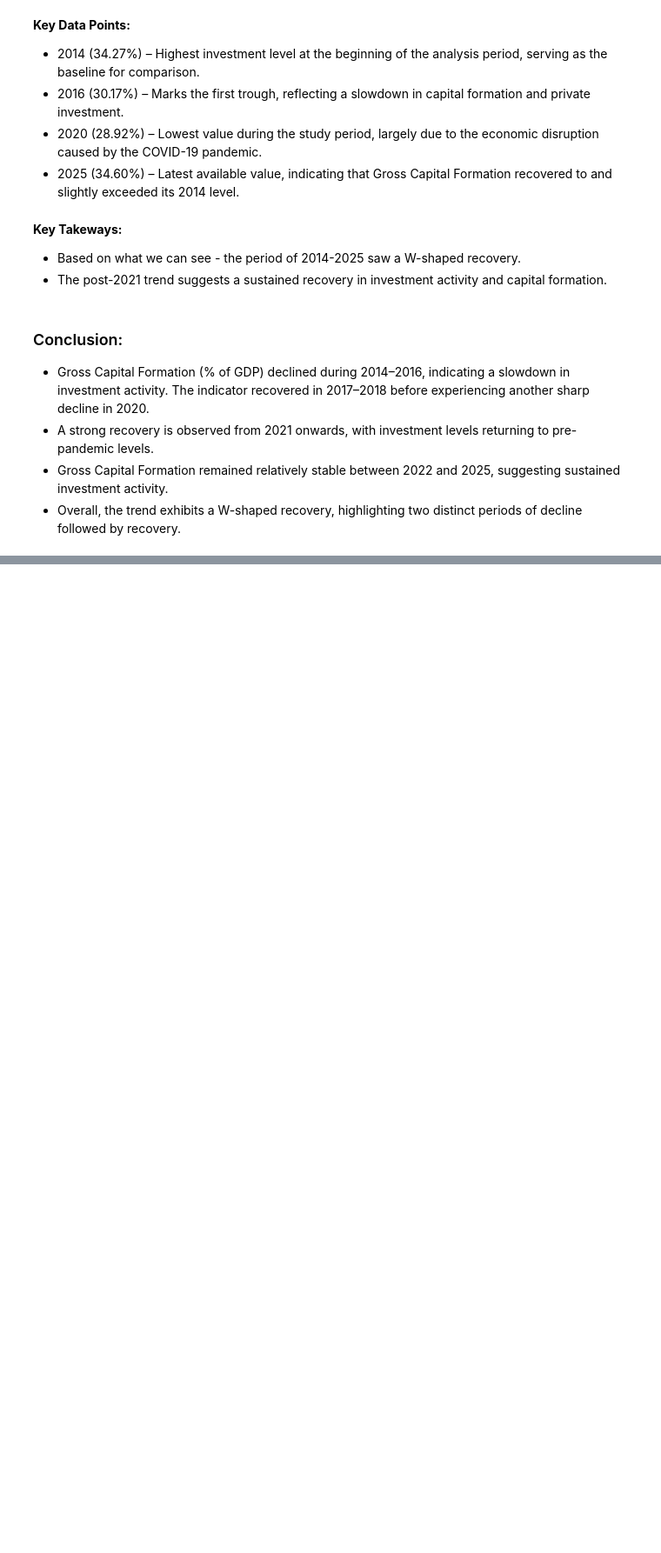
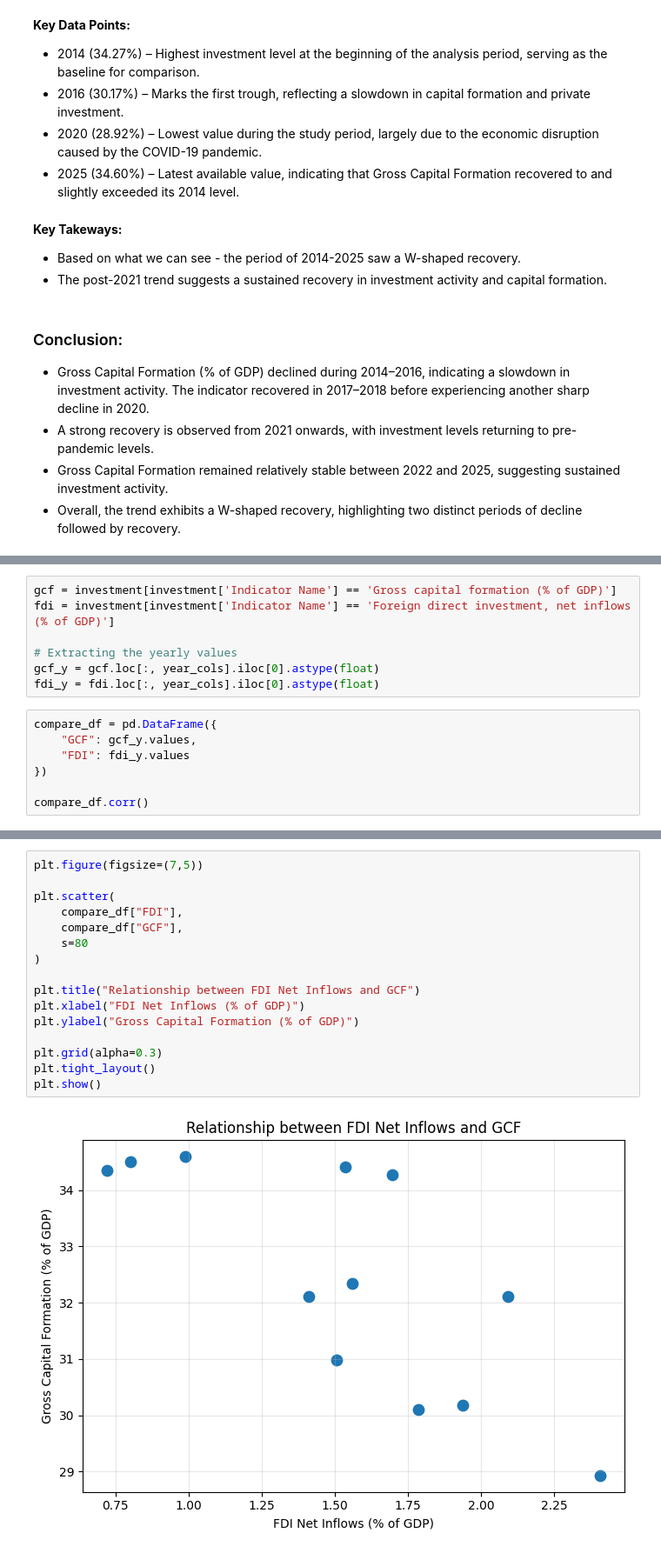
Before and after one commit to Sayan-Modak/Investment_Analysis-EDA, a Jupyter notebook: Notebooks/Economic_EDA_.ipynb, the cells around one changed output, grey strips where cells are left out. Shown at 87% size. Drawn from its saved outputs; the diff is of its cells as text; blank space fills up the shorter version.

```diff
--- a/Notebooks/Economic_EDA_.ipynb
+++ b/Notebooks/Economic_EDA_.ipynb
@@ -335,0 +398,14 @@ dtype: object
+# %%
+gcf = investment[investment['Indicator Name'] == 'Gross capital formation (% of GDP)']
+fdi = investment[investment['Indicator Name'] == 'Foreign direct investment, net inflows (% of GDP)']
+
+# Extracting the yearly values
+gcf_y = gcf.loc[:, year_cols].iloc[0].astype(float)
+fdi_y = fdi.loc[:, year_cols].iloc[0].astype(float)
+# %%
+compare_df = pd.DataFrame({
+    "GCF": gcf_y.values,
+    "FDI": fdi_y.values
+})
+
+compare_df.corr()
@@ -335,0 +424,18 @@ dtype: object
+# %%
+plt.figure(figsize=(7,5))
+
+plt.scatter(
+    compare_df["FDI"],
+    compare_df["GCF"],
+    s=80
+)
+
+plt.title("Relationship between FDI Net Inflows and GCF")
+plt.xlabel("FDI Net Inflows (% of GDP)")
+plt.ylabel("Gross Capital Formation (% of GDP)")
+
+plt.grid(alpha=0.3)
+plt.tight_layout()
+plt.show()
+# %% [output]
+[figure, added]
```
Also changed, not shown: parts of 12 cells of this notebook.
